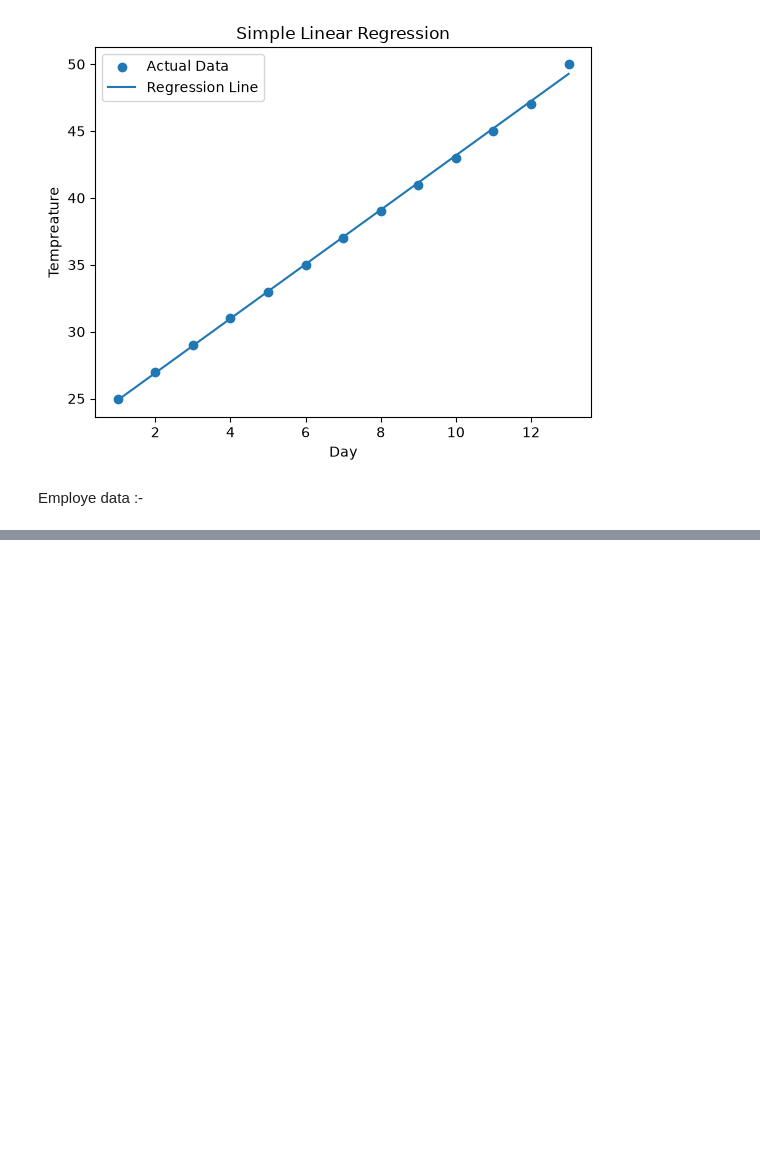
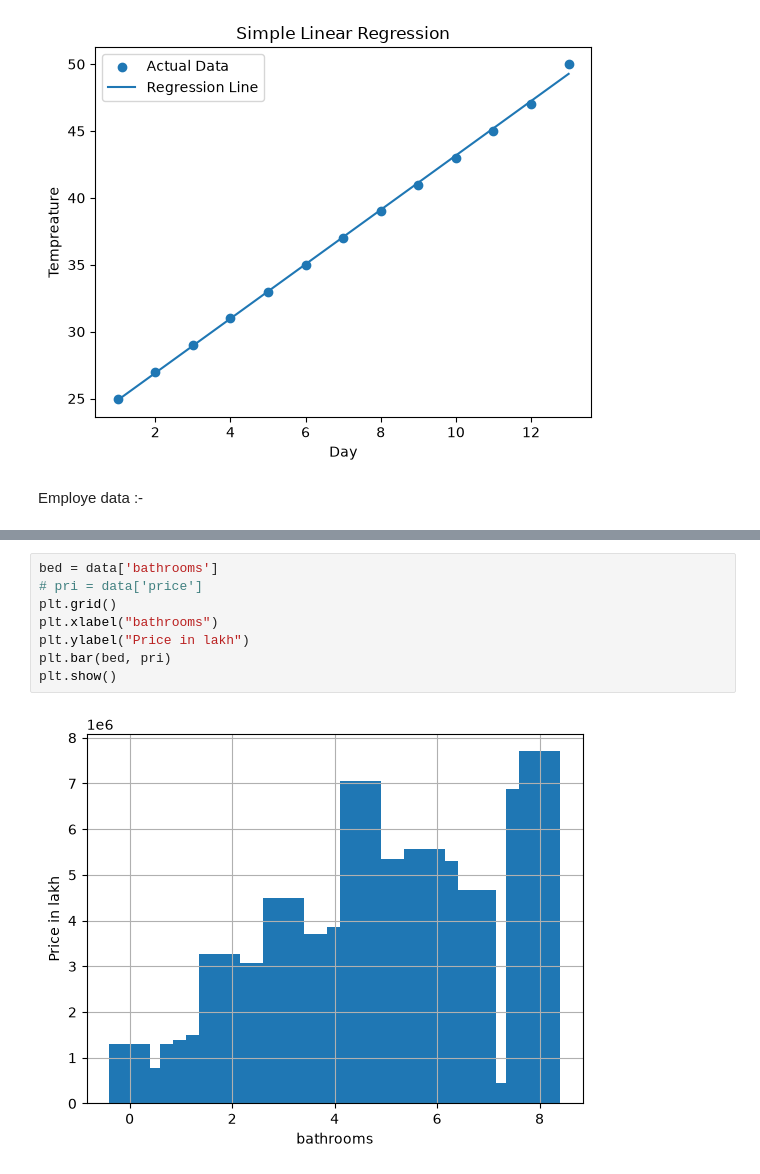
Before and after one commit to bhrantiknagar/Data-Science, a Jupyter notebook: Day_12.ipynb, the cells around one changed output, grey strips where cells are left out. Saved outputs shown, nothing was run; the diff lists cells and outputs as text; blank space fills up the shorter version.

```diff
--- a/Day_12.ipynb
+++ b/Day_12.ipynb
@@ -159,0 +293,10 @@ Predicted Salary = ₹45000.00
+# %%
+bed = data['bathrooms']
+# pri = data['price']
+plt.grid()
+plt.xlabel("bathrooms")
+plt.ylabel("Price in lakh")
+plt.bar(bed, pri)
+plt.show()
+# %% [output]
+[figure, added]
```
Also changed, not shown: parts of 18 cells of this notebook, 2 other files.
